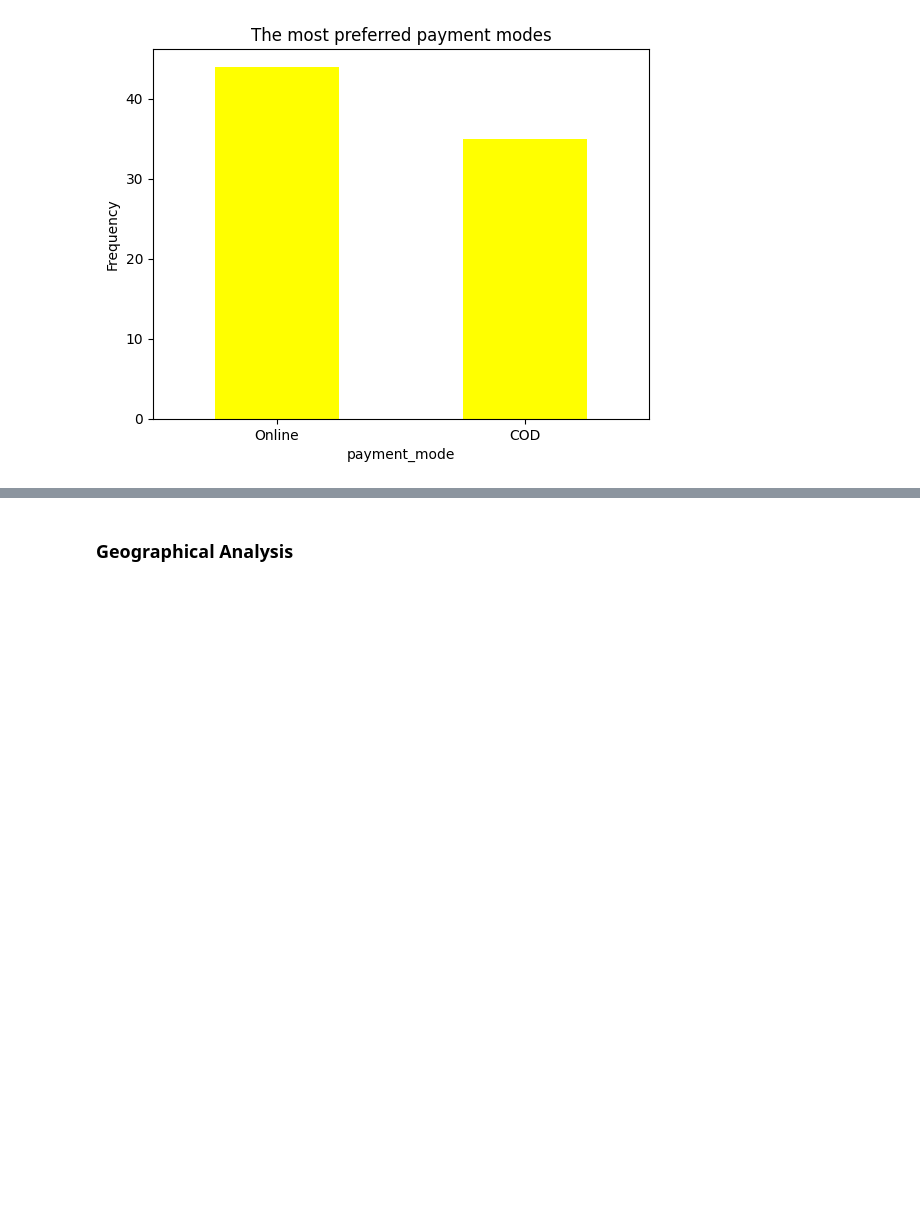
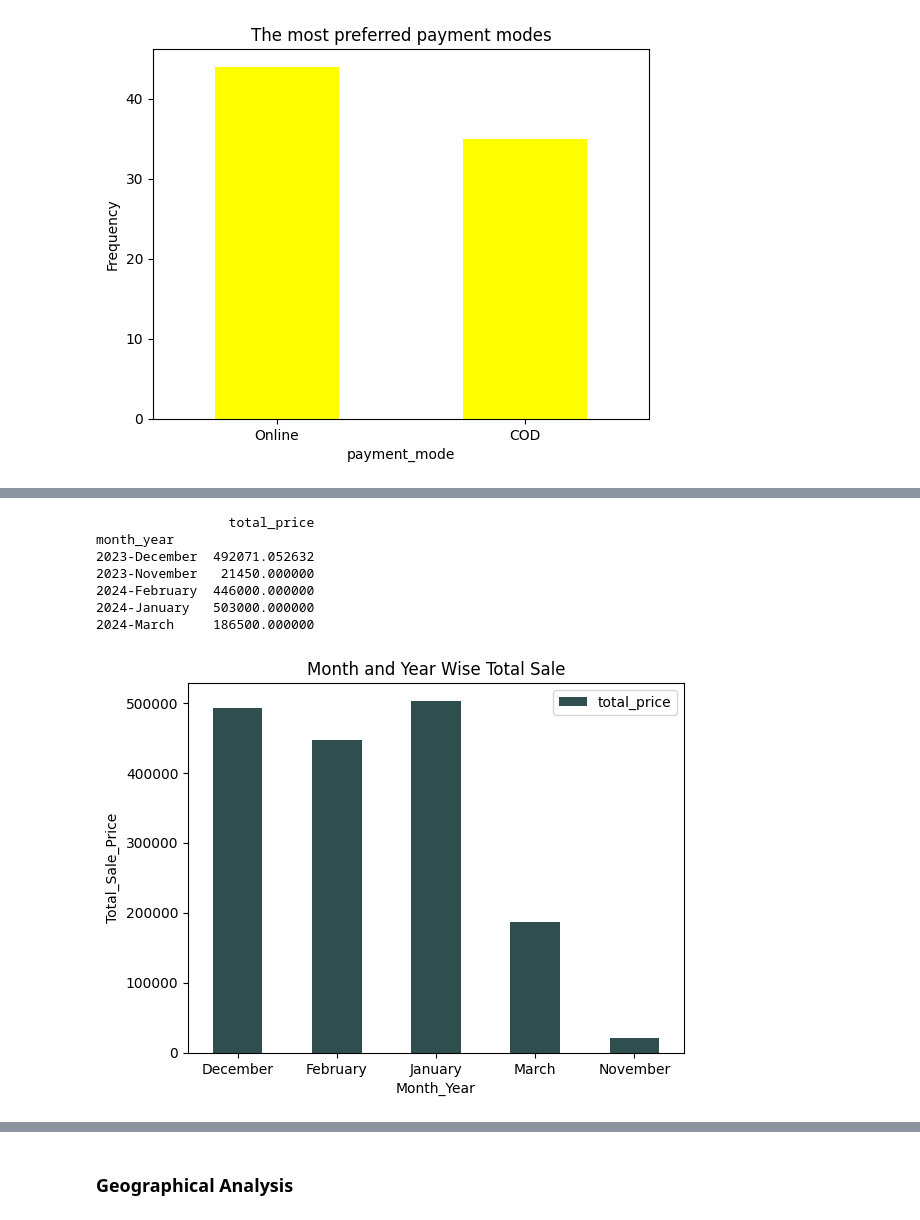
Before and after one commit to sanchaitamondal/Python_Anudip_2023, a Jupyter notebook: Project/ECommerce.ipynb, the cells around one changed output, grey strips where cells are left out. Cells and saved outputs as stored; diff of their text form; code cells hidden in the pictures; blank space fills up the shorter version.

```diff
--- a/Project/ECommerce.ipynb
+++ b/Project/ECommerce.ipynb
@@ -1008,0 +1136,4 @@ Name: count, dtype: int64
+# %%
+coustmer_order_df['month_year']=pd.to_datetime(coustmer_order_df['order_date'])
+coustmer_order_df['month_year']=coustmer_order_df['month_year'].dt.strftime('%Y-%B')
+print(coustmer_order_df['month_year'])
@@ -1008,0 +1153,18 @@ Name: count, dtype: int64
+# %%
+month_year_wise_sale=pd.pivot_table(coustmer_order_df,index=['month_year'],values=['total_price'],aggfunc='sum')
+print(month_year_wise_sale)
+month_wise_sale.plot(kind='bar',color='DarkSlateGrey')
+plt.title('Month and Year Wise Total Sale')
+plt.xlabel('Month_Year')
+plt.xticks(rotation=0)
+plt.ylabel('Total_Sale_Price')
+plt.show()
+# %% [output]
+                 total_price
+month_year
+2023-December  492071.052632
+2023-November   21450.000000
+2024-February  446000.000000
+2024-January   503000.000000
+2024-March     186500.000000
+[figure, added]
```
Also changed, not shown: parts of 33 cells of this notebook.
